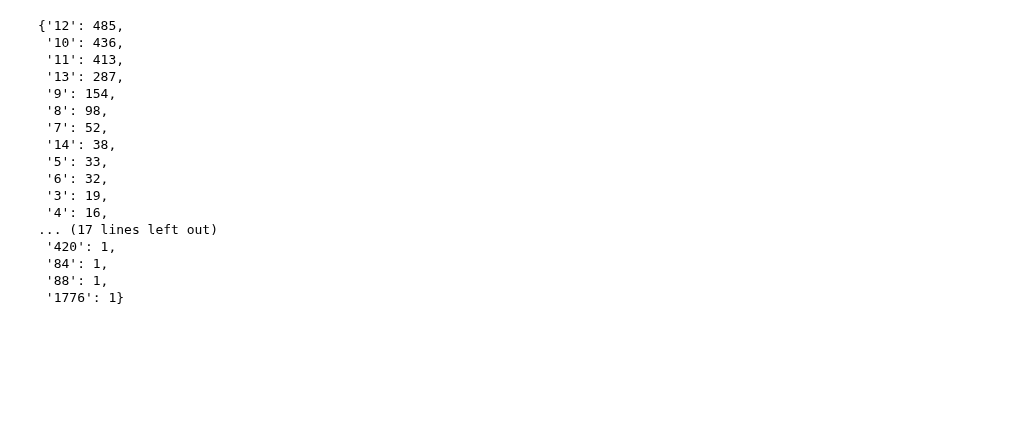
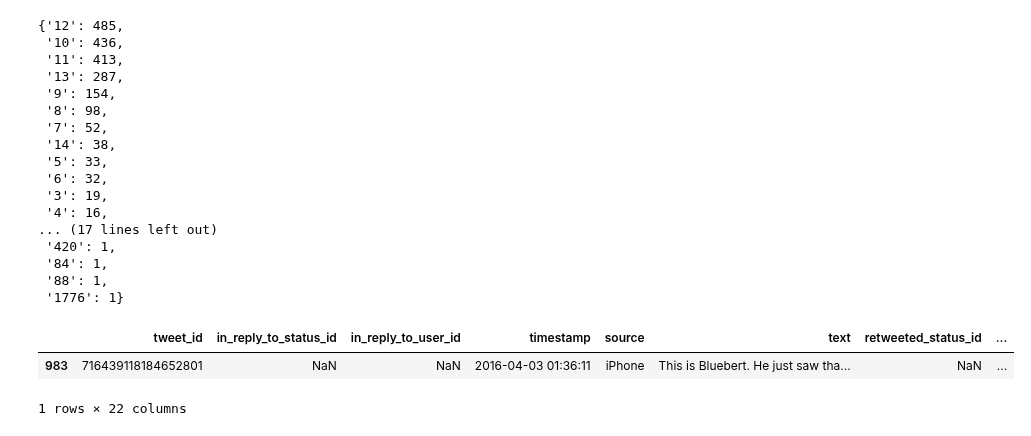
Before and after one commit to rohit-yadav/we_rate_dogs, a Jupyter notebook: we_rate_dogs.ipynb, the cells around one changed output. Drawn from its saved outputs; the diff is of its cells as text; code cells hidden in the pictures; blank space fills up the shorter version.

Commit message:
Assess: Extract tweet id of the wrong rating values

```diff
--- a/we_rate_dogs.ipynb
+++ b/we_rate_dogs.ipynb
@@ -832,3 +832,9 @@ for sublist in outlier:
 os.chdir(os.getcwd()+'/data')
 # To check manually
 twitter_archive_master_clean[twitter_archive_master_clean.tweet_id.isin(flat_outlier)].to_csv("check_numerator_value.csv")
+# %%
+twitter_archive_master_clean[(twitter_archive_master_clean.rating_numerator == '50') & (twitter_archive_master_clean.rating_denominator == '50')]
+# %% [output]
+|  | tweet_id | in_reply_to_status_id | in_reply_to_user_id | timestamp | source | text | retweeted_status_id | ... |
+| 983 | 716439118184652801 | NaN | NaN | 2016-04-03 01:36:11 | iPhone | This is Bluebert. He just saw tha... | NaN | ... |
+1 rows × 22 columns
```
Also changed, not shown: 2 other files.
